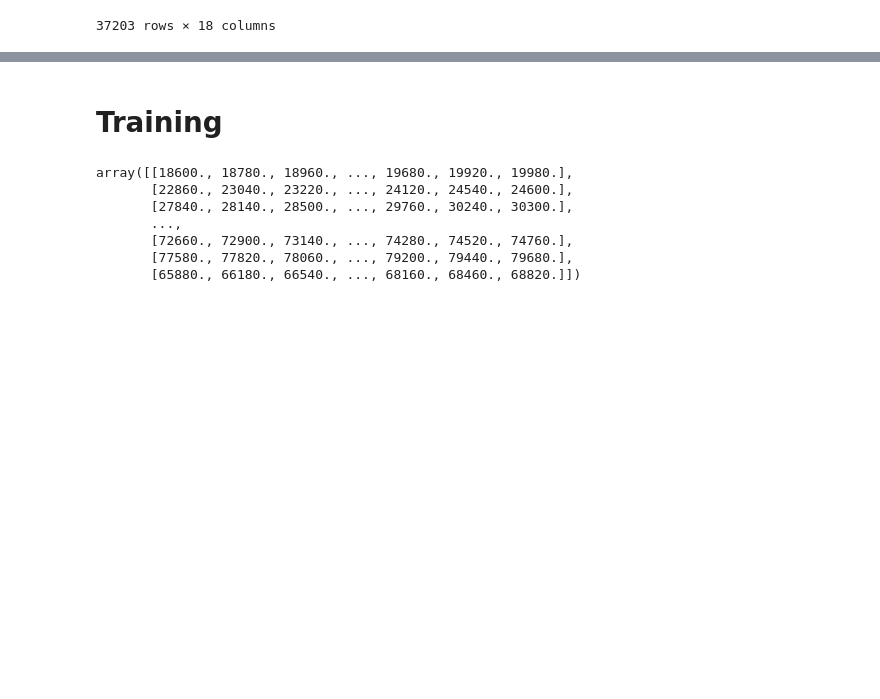
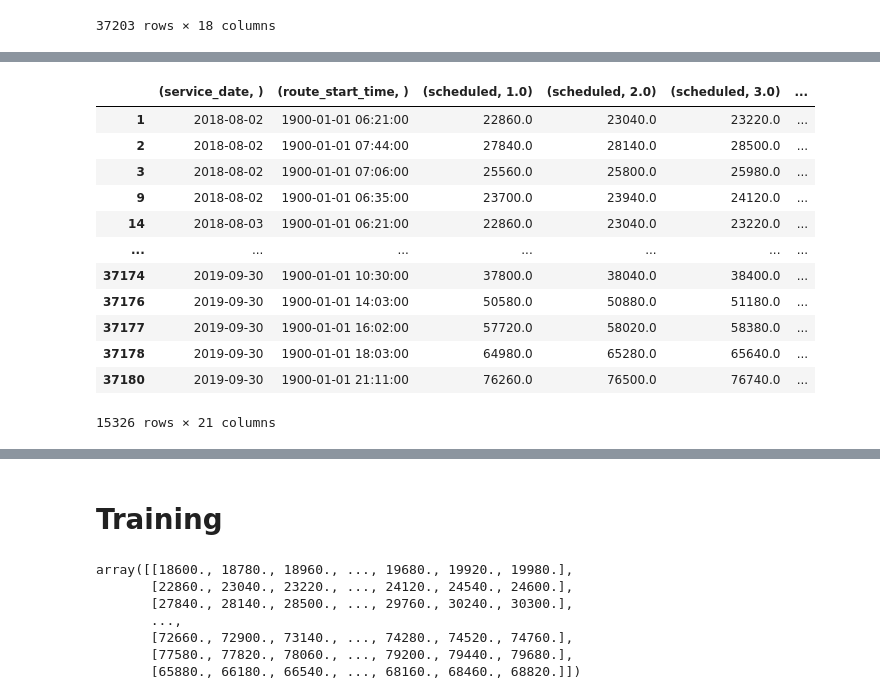
Before and after one commit to notAlex2/pgm-public-transit, a Jupyter notebook: Timeliness.ipynb, the cells around one changed output, grey strips where cells are left out. Drawn from its saved outputs; the diff is of its cells as text; code cells hidden in the pictures; blank space fills up the shorter version.

```diff
--- a/Timeliness.ipynb
+++ b/Timeliness.ipynb
@@ -285,0 +487,18 @@ df11
+# %%
+# remove invalid bins
+df30 = df21[df21['route_bin'].isin(bins_df['route_start_time'])]
+df30
+# %% [output]
+|  | (service_date, ) | (route_start_time, ) | (scheduled, 1.0) | (scheduled, 2.0) | (scheduled, 3.0) | ... |
+| 1 | 2018-08-02 | 1900-01-01 06:21:00 | 22860.0 | 23040.0 | 23220.0 | ... |
+| 2 | 2018-08-02 | 1900-01-01 07:44:00 | 27840.0 | 28140.0 | 28500.0 | ... |
+| 3 | 2018-08-02 | 1900-01-01 07:06:00 | 25560.0 | 25800.0 | 25980.0 | ... |
+| 9 | 2018-08-02 | 1900-01-01 06:35:00 | 23700.0 | 23940.0 | 24120.0 | ... |
+| 14 | 2018-08-03 | 1900-01-01 06:21:00 | 22860.0 | 23040.0 | 23220.0 | ... |
+| ... | ... | ... | ... | ... | ... | ... |
+| 37174 | 2019-09-30 | 1900-01-01 10:30:00 | 37800.0 | 38040.0 | 38400.0 | ... |
+| 37176 | 2019-09-30 | 1900-01-01 14:03:00 | 50580.0 | 50880.0 | 51180.0 | ... |
+| 37177 | 2019-09-30 | 1900-01-01 16:02:00 | 57720.0 | 58020.0 | 58380.0 | ... |
+| 37178 | 2019-09-30 | 1900-01-01 18:03:00 | 64980.0 | 65280.0 | 65640.0 | ... |
+| 37180 | 2019-09-30 | 1900-01-01 21:11:00 | 76260.0 | 76500.0 | 76740.0 | ... |
+15326 rows × 21 columns
```
Also changed, not shown: parts of 27 cells of this notebook.
